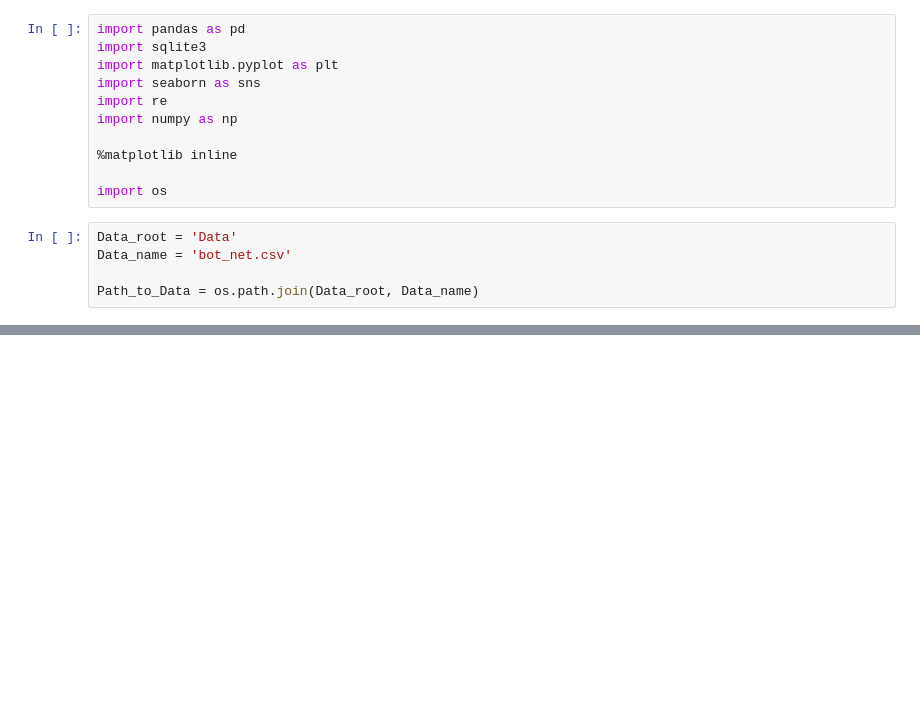
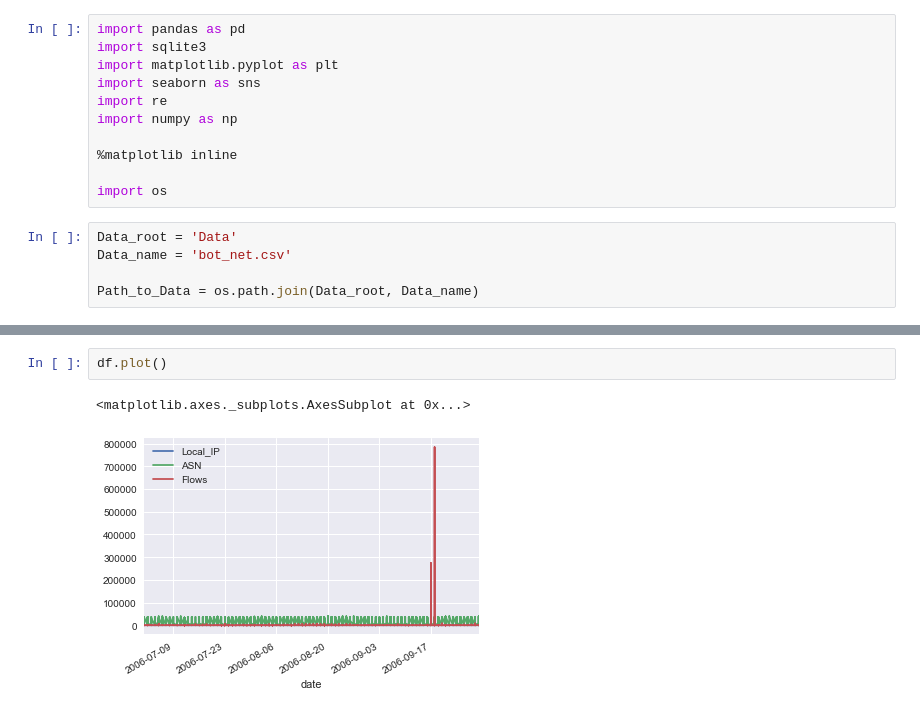
Before and after one commit to astarr8181/bot_net, a Jupyter notebook: bot_net_explore.ipynb, the cells around one changed output, grey strips where cells are left out. Saved outputs shown, nothing was run; the diff lists cells and outputs as text; blank space fills up the shorter version.

```diff
--- a/bot_net_explore.ipynb
+++ b/bot_net_explore.ipynb
@@ -56,0 +60,5 @@ dtype: bool
+# %%
+df.plot()
+# %% [output]
+<matplotlib.axes._subplots.AxesSubplot at 0x...>
+[figure, added]
```
Also changed, not shown: parts of 6 cells of this notebook.
